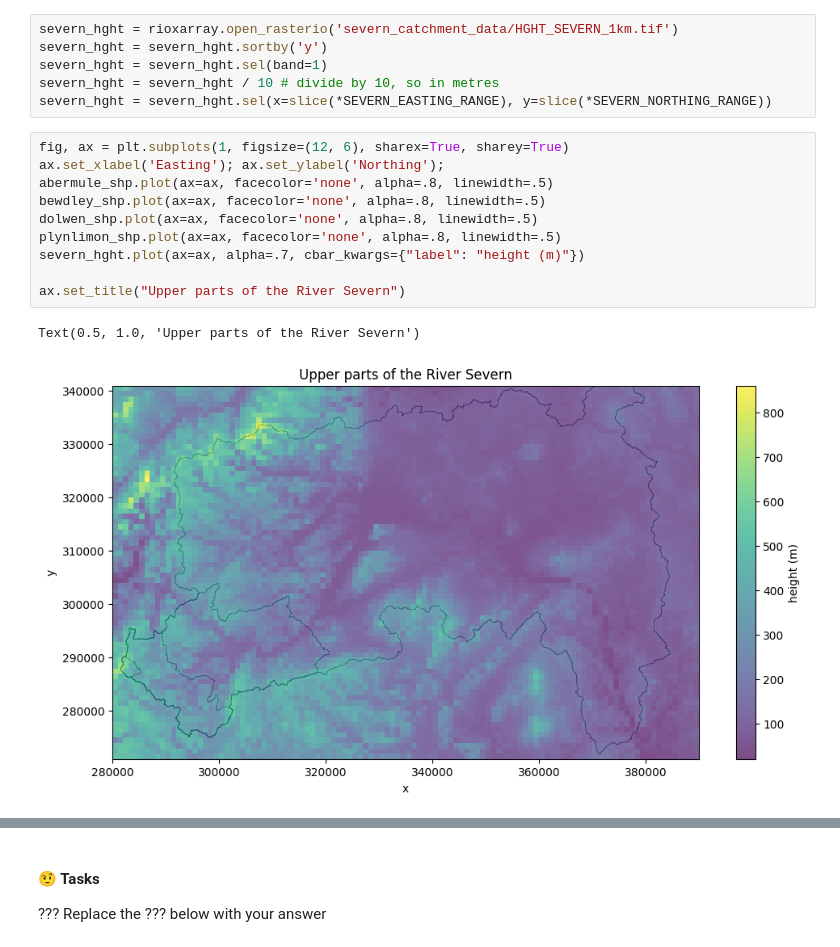
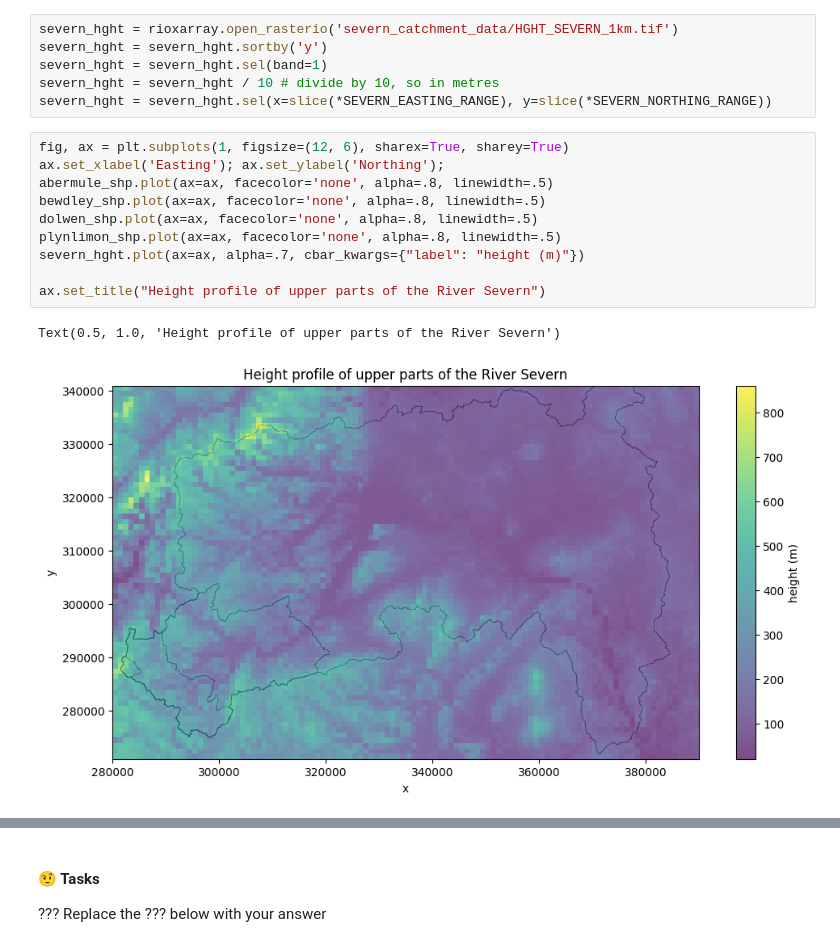
Before and after one commit to Thomasjkeel/UKCEH_Summer_School, a Jupyter notebook: Workshop_4/Workshop_4_rainfall_comparison.ipynb, the cells around one changed output, grey strips where cells are left out. Saved outputs shown, nothing was run; the diff lists cells and outputs as text.

```diff
--- a/Workshop_4/Workshop_4_rainfall_comparison.ipynb
+++ b/Workshop_4/Workshop_4_rainfall_comparison.ipynb
@@ -273,13 +318,13 @@ severn_hght = severn_hght.sel(x=slice(*SEVERN_EASTING_RANGE), y=slice(*SEVERN_NO
 # %%
 fig, ax = plt.subplots(1, figsize=(12, 6), sharex=True, sharey=True)
 ax.set_xlabel('Easting'); ax.set_ylabel('Northing');
 abermule_shp.plot(ax=ax, facecolor='none', alpha=.8, linewidth=.5)
 bewdley_shp.plot(ax=ax, facecolor='none', alpha=.8, linewidth=.5)
 dolwen_shp.plot(ax=ax, facecolor='none', alpha=.8, linewidth=.5)
 plynlimon_shp.plot(ax=ax, facecolor='none', alpha=.8, linewidth=.5)
 severn_hght.plot(ax=ax, alpha=.7, cbar_kwargs={"label": "height (m)"})
 
-ax.set_title("Upper parts of the River Severn")
+ax.set_title("Height profile of upper parts of the River Severn")
 # %% [output]
-Text(0.5, 1.0, 'Upper parts of the River Severn')
+Text(0.5, 1.0, 'Height profile of upper parts of the River Severn')
-[figure, old version]
+[figure, new version]
```
Also changed, not shown: parts of 29 cells of this notebook.
